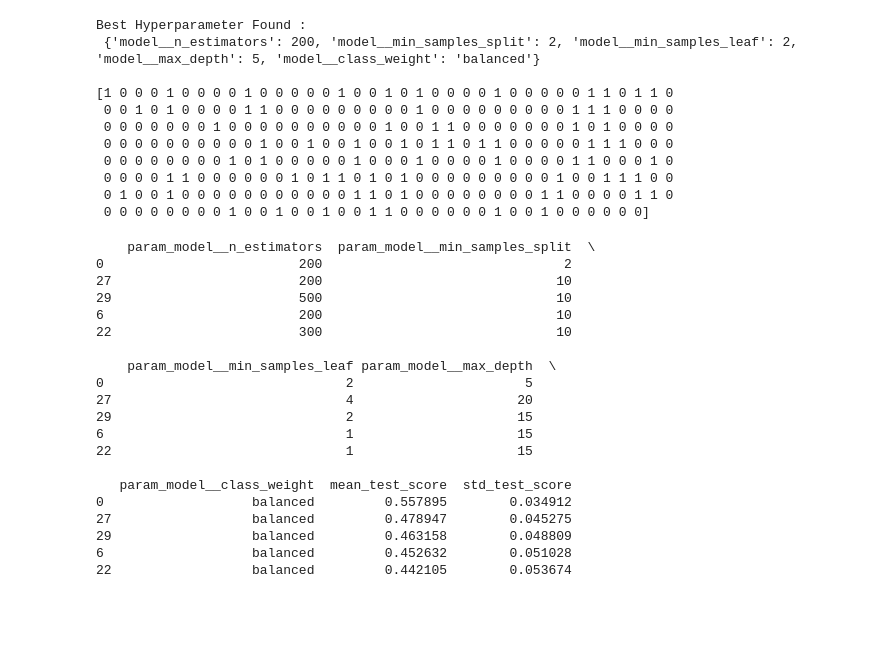
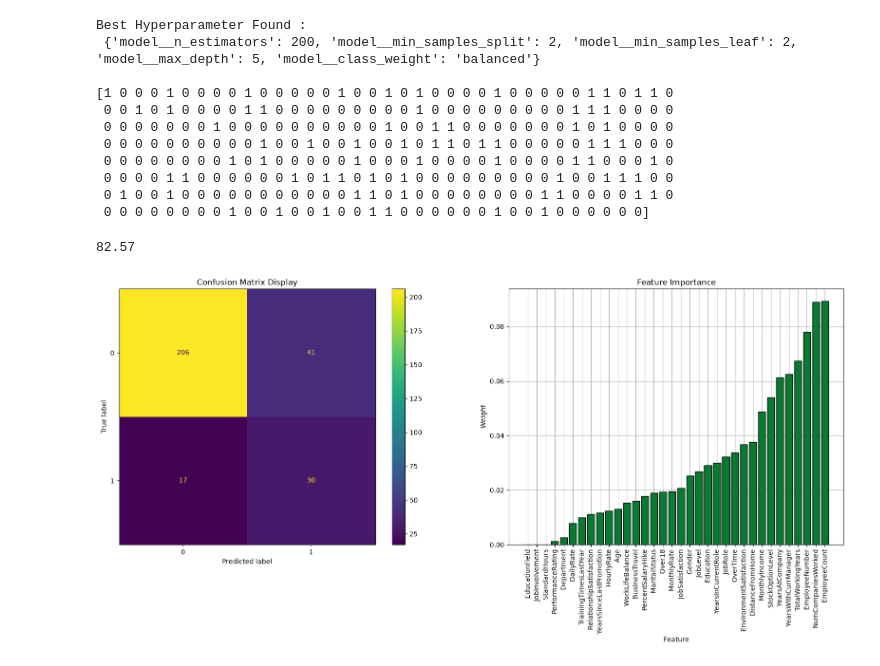
Before and after one commit to Lang-Shin/applied-ml-pipelines, a Jupyter notebook: RandomForest/Practice1/employee_attrition_prediction.ipynb, the cells around one changed output. Cells and saved outputs as stored; diff of their text form; code cells hidden in the pictures; blank space fills up the shorter version.

Commit message:
Practice1 -- Employee Attrition Prediction --> FINISHED

```diff
--- a/RandomForest/Practice1/employee_attrition_prediction.ipynb
+++ b/RandomForest/Practice1/employee_attrition_prediction.ipynb
@@ -112,30 +113,43 @@ Best Hyperparameter Found :
 from sklearn.metrics import classification_report, confusion_matrix
 
 rs_report_df = pd.DataFrame(random_search.cv_results_)
-rs_report = rs_report_df.sort_values(by="mean_test_score", ascending=False)
+rs_report = rs_report_df.sort_values(by="mean_test_score", ascending=False, ignore_index=True)
 
-print(rs_report[['param_model__n_estimators', 'param_model__min_samples_split', 'param_model__min_samples_leaf', 'param_model__max_depth', 'param_model__class_weight', 'mean_test_score', 'std_test_score']].head(5))
+# print(rs_report[['param_model__n_estimators', 'param_model__min_samples_split', 'param_model__min_samples_leaf', 'param_model__max_depth', 'param_model__class_weight', 'mean_test_score', 'std_test_score']].head(5))
 
 # print(classification_report(y_test, predictions))
 # print(f"\n\nConfusion Matrix\n{confusion_matrix(y_test, predictions)}")
+
+# Model
+best_estimator = random_search.best_estimator_
+model = best_estimator.named_steps['model']
+print(round(model.oob_score_*100, 2))
 # %% [output]
-    param_model__n_estimators  param_model__min_samples_split  \
-0                         200                               2
-27                        200                              10
-29                        500                              10
-6                         200                              10
-22                        300                              10
-
-    param_model__min_samples_leaf param_model__max_depth  \
-0                               2                      5
-27                              4                     20
-29                              2                     15
-6                               1                     15
-22                              1                     15
-
-   param_model__class_weight  mean_test_score  std_test_score
-0                   balanced         0.557895        0.034912
-27                  balanced         0.478947        0.045275
-29                  balanced         0.463158        0.048809
-6                   balanced         0.452632        0.051028
-22                  balanced         0.442105        0.053674
+82.57
+# %%
+import matplotlib.pyplot as plt
+from sklearn.metrics import ConfusionMatrixDisplay
+
+
+importance = pd.Series(
+    model.feature_importances_,
+    index = X.columns
+).sort_values()
+
+
+fig, axes = plt.subplots(1, 2, figsize=(20, 7))
+
+# Confusion Matrix Visualization
+ConfusionMatrixDisplay.from_predictions(y_test, predictions, ax=axes[0])
+axes[0].set_title("Confusion Matrix Display")
+
+# Feature Importance Visualization
+axes[1].bar(importance.index, importance.values, color="#097A31", edgecolor="#000000")
+axes[1].set_title("Feature Importance")
+axes[1].set_xlabel("Feature")
+axes[1].set_ylabel("Weight")
+axes[1].grid(True)
+axes[1].set_axisbelow(True)
+axes[1].tick_params(axis='x', rotation=90)
+# %% [output]
+[figure, added]
```
Also changed, not shown: parts of 2 cells of this notebook.
